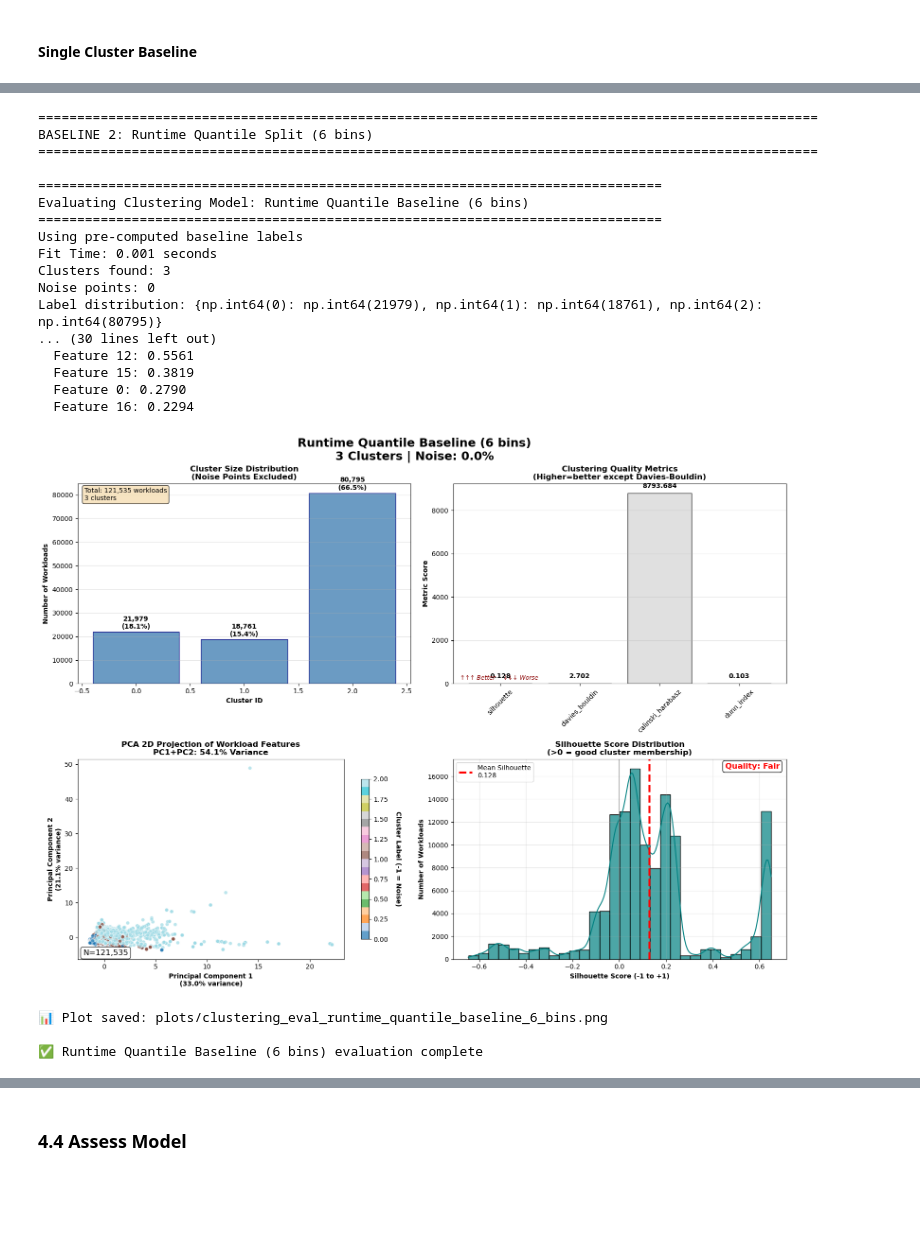
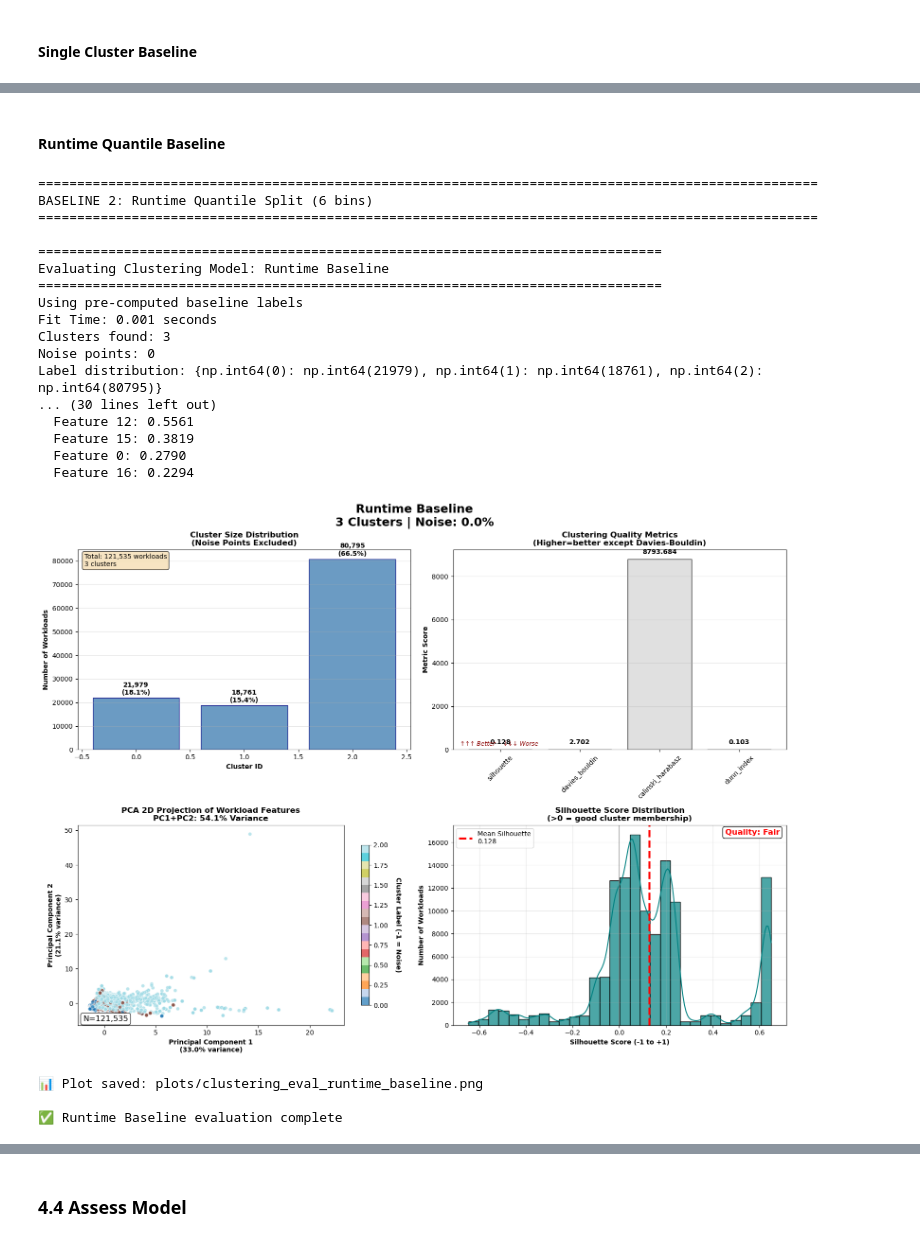
Before and after one commit to VinnyBabuManjaly/WorkloadProfiler, a Jupyter notebook: Workload_Profiler.ipynb, the cells around one changed output, grey strips where cells are left out. Drawn from its saved outputs; the diff is of its cells as text; code cells hidden in the pictures; blank space fills up the shorter version.

```diff
--- a/Workload_Profiler.ipynb
+++ b/Workload_Profiler.ipynb
@@ -1898,31 +1913,33 @@ Label distribution: {np.int32(0): np.int64(121535)}
+# %% [markdown]
+#### Runtime Quantile Baseline
 # %%
 # 2. RUNTIME QUANTILE BASELINE
 print("\n" + "="*100)
 print("BASELINE 2: Runtime Quantile Split (6 bins)")
 print("="*100)
 
 runtime_quantile_labels = pd.qcut(df_formatted['runtime_seconds'], q=6, labels=False, duplicates='drop')
-runtime_result = evaluate_clustering_model(None, X_scaled, "Runtime Quantile Baseline (6 bins)",
+runtime_result = evaluate_clustering_model(None, X_scaled, "Runtime Baseline",
                                           labels=runtime_quantile_labels.values)
 # %% [output]
 ====================================================================================================
 BASELINE 2: Runtime Quantile Split (6 bins)
 ====================================================================================================
 
 ================================================================================
-Evaluating Clustering Model: Runtime Quantile Baseline (6 bins)
+Evaluating Clustering Model: Runtime Baseline
 ================================================================================
 Using pre-computed baseline labels
 Fit Time: 0.001 seconds
 Clusters found: 3
 Noise points: 0
 Label distribution: {np.int64(0): np.int64(21979), np.int64(1): np.int64(18761), np.int64(2): np.int64(80795)}
 ... (30 lines left out)
   Feature 12: 0.5561
   Feature 15: 0.3819
   Feature 0: 0.2790
   Feature 16: 0.2294
-[figure, old version]
+[figure, new version]
-📊 Plot saved: plots/clustering_eval_runtime_quantile_baseline_6_bins.png
+📊 Plot saved: plots/clustering_eval_runtime_baseline.png
 
-✅ Runtime Quantile Baseline (6 bins) evaluation complete
+✅ Runtime Baseline evaluation complete
```
Also changed, not shown: parts of 24 cells of this notebook, 2 other files.
